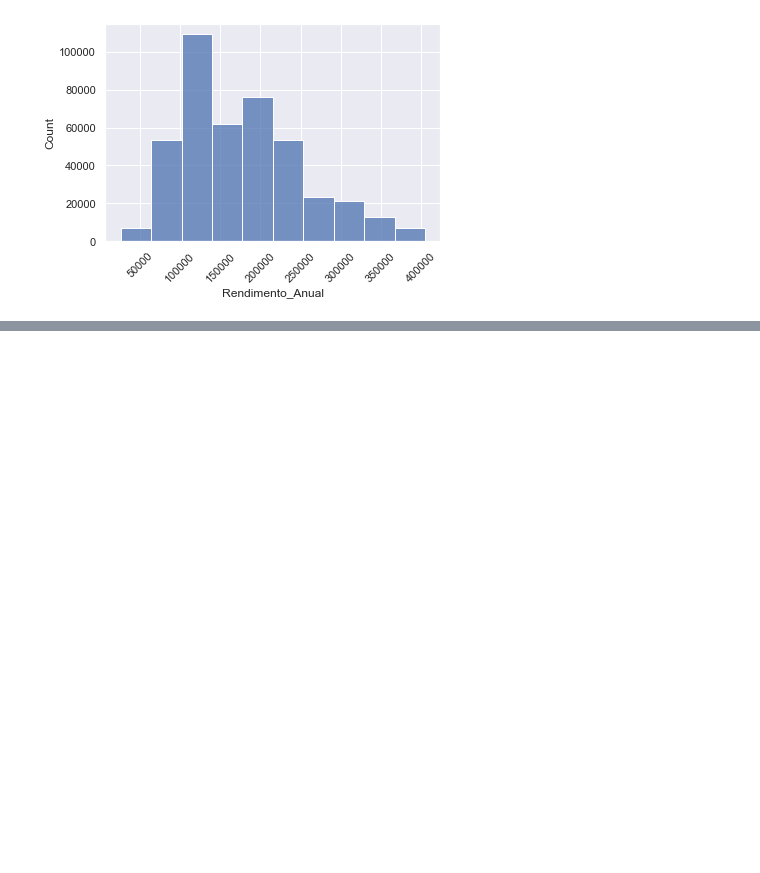
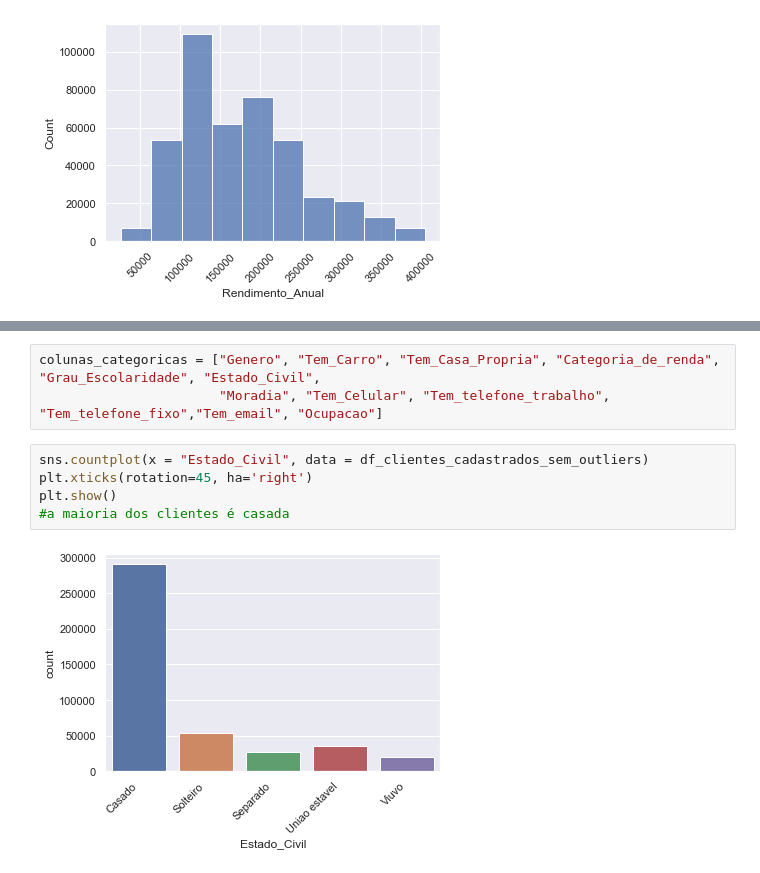
Before and after one commit to cmattosr/bootcampDS_mod06, a Jupyter notebook: Modulo06.ipynb, the cells around one changed output, grey strips where cells are left out. Cells and saved outputs as stored; diff of their text form; blank space fills up the shorter version.

Commit message:
categoricas01

```diff
--- a/Modulo06.ipynb
+++ b/Modulo06.ipynb
@@ -228,0 +265,10 @@ plt.show()
+# %%
+colunas_categoricas = ["Genero", "Tem_Carro", "Tem_Casa_Propria", "Categoria_de_renda", "Grau_Escolaridade", "Estado_Civil",
+                       "Moradia", "Tem_Celular", "Tem_telefone_trabalho", "Tem_telefone_fixo","Tem_email", "Ocupacao"]
+# %%
+sns.countplot(x = "Estado_Civil", data = df_clientes_cadastrados_sem_outliers)
+plt.xticks(rotation=45, ha='right')
+plt.show()
+#a maioria dos clientes é casada
+# %% [output]
+[figure, added]
```
Also changed, not shown: parts of 9 cells of this notebook.
